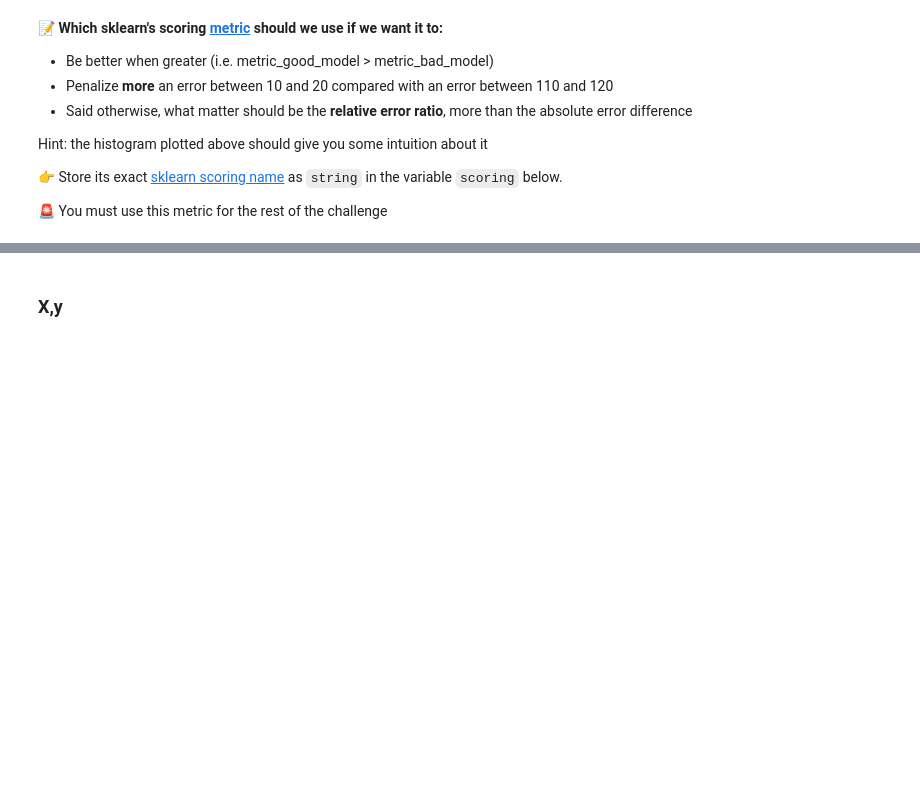
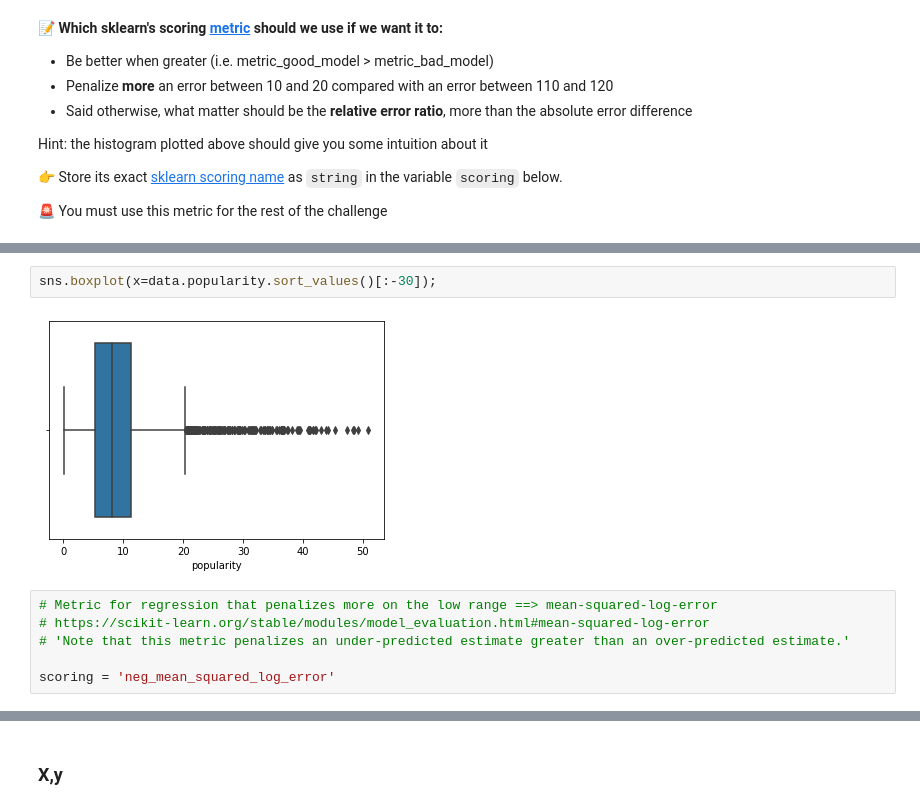
Before and after one commit to alexisgourdol/data-certification-exam, a Jupyter notebook: machine_learning/TV_popularity_predictor.ipynb, the cells around one changed output, grey strips where cells are left out. Saved outputs shown, nothing was run; the diff lists cells and outputs as text; blank space fills up the shorter version.

```diff
--- a/machine_learning/TV_popularity_predictor.ipynb
+++ b/machine_learning/TV_popularity_predictor.ipynb
@@ -153,3 +176,13 @@ Hint: the histogram plotted above should give you some intuition about it
+# %%
+sns.boxplot(x=data.popularity.sort_values()[:-30]);
+# %% [output]
+[figure, added]
+# %%
+# Metric for regression that penalizes more on the low range ==> mean-squared-log-error
+# https://scikit-learn.org/stable/modules/model_evaluation.html#mean-squared-log-error
+# 'Note that this metric penalizes an under-predicted estimate greater than an over-predicted estimate.'
+
+scoring = 'neg_mean_squared_log_error'
 # %% [markdown]
 <details>
     <summary>💡 Hint</summary>
```
Also changed, not shown: parts of 31 cells of this notebook, 2 other files.
